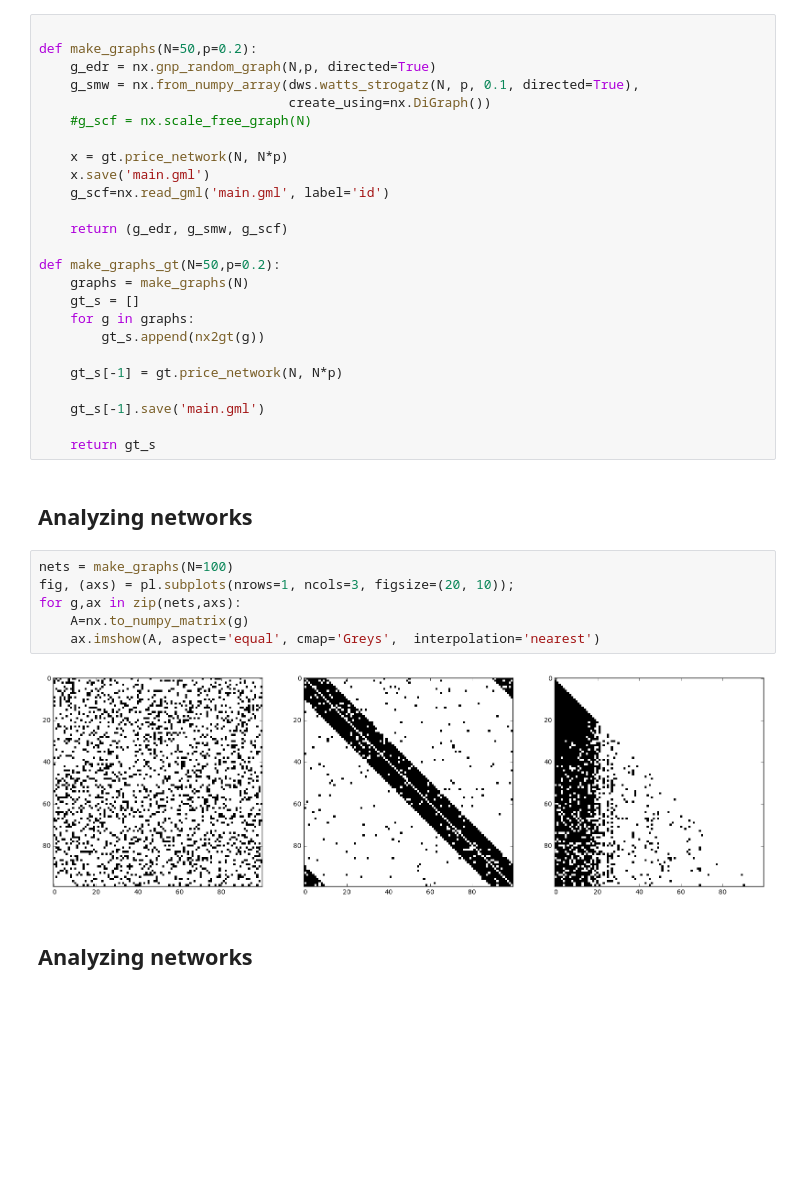
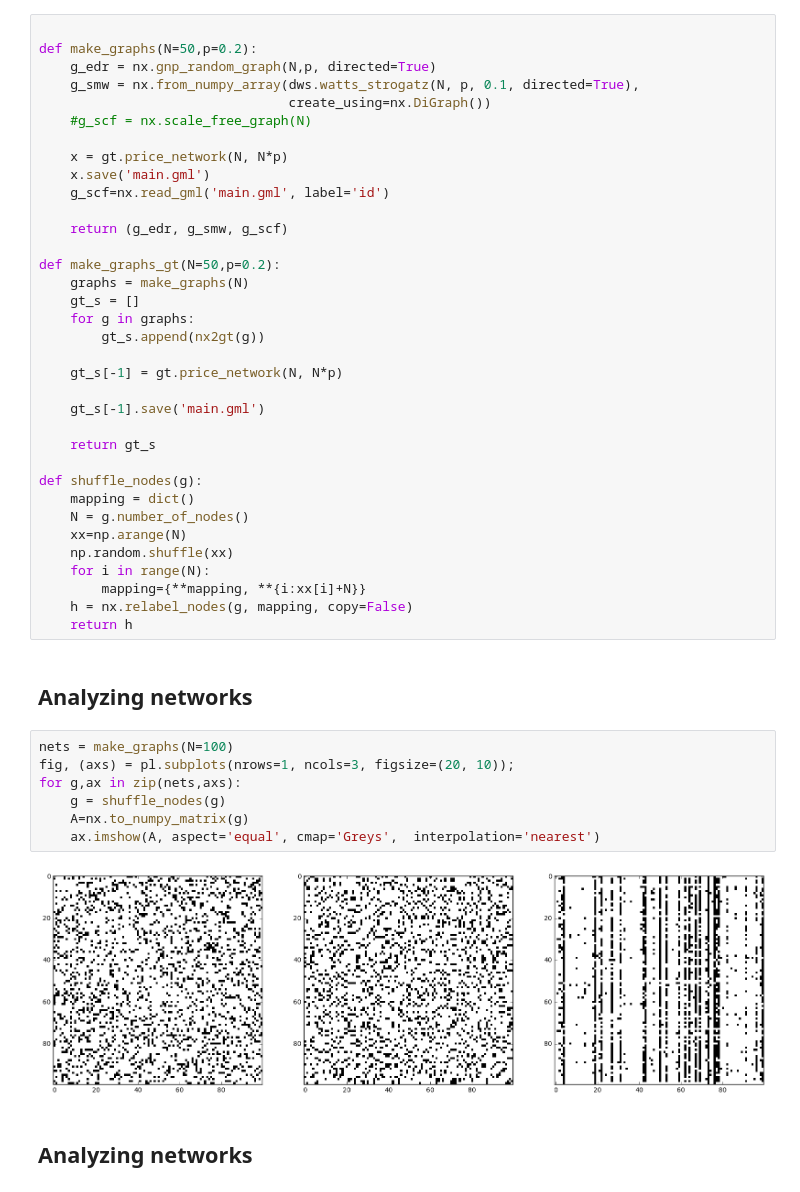
Before and after one commit to felix11h/network-measures-lecture_spp-workshop-18, a Jupyter notebook: network_analysis.ipynb, the cells around one changed output. Drawn from its saved outputs; the diff is of its cells as text; blank space fills up the shorter version.

Commit message:
add node shuffling

```diff
--- a/network_analysis.ipynb
+++ b/network_analysis.ipynb
@@ -33,16 +35,27 @@ def make_graphs_gt(N=50,p=0.2):
     gt_s[-1].save('main.gml')
 
     return gt_s
+
+def shuffle_nodes(g):
+    mapping = dict()
+    N = g.number_of_nodes()
+    xx=np.arange(N)
+    np.random.shuffle(xx)
+    for i in range(N):
+        mapping={**mapping, **{i:xx[i]+N}}
+    h = nx.relabel_nodes(g, mapping, copy=False)
+    return h
 # %% [markdown]
 ## Analyzing networks
 # %%
 nets = make_graphs(N=100)
 fig, (axs) = pl.subplots(nrows=1, ncols=3, figsize=(20, 10));
 for g,ax in zip(nets,axs):
+    g = shuffle_nodes(g)
     A=nx.to_numpy_matrix(g)
     ax.imshow(A, aspect='equal', cmap='Greys',  interpolation='nearest')
 # %% [output]
-[figure, old version]
+[figure, new version]
 # %% [markdown]
 ## Analyzing networks
 # %%
```
Also changed, not shown: parts of 3 cells of this notebook.
